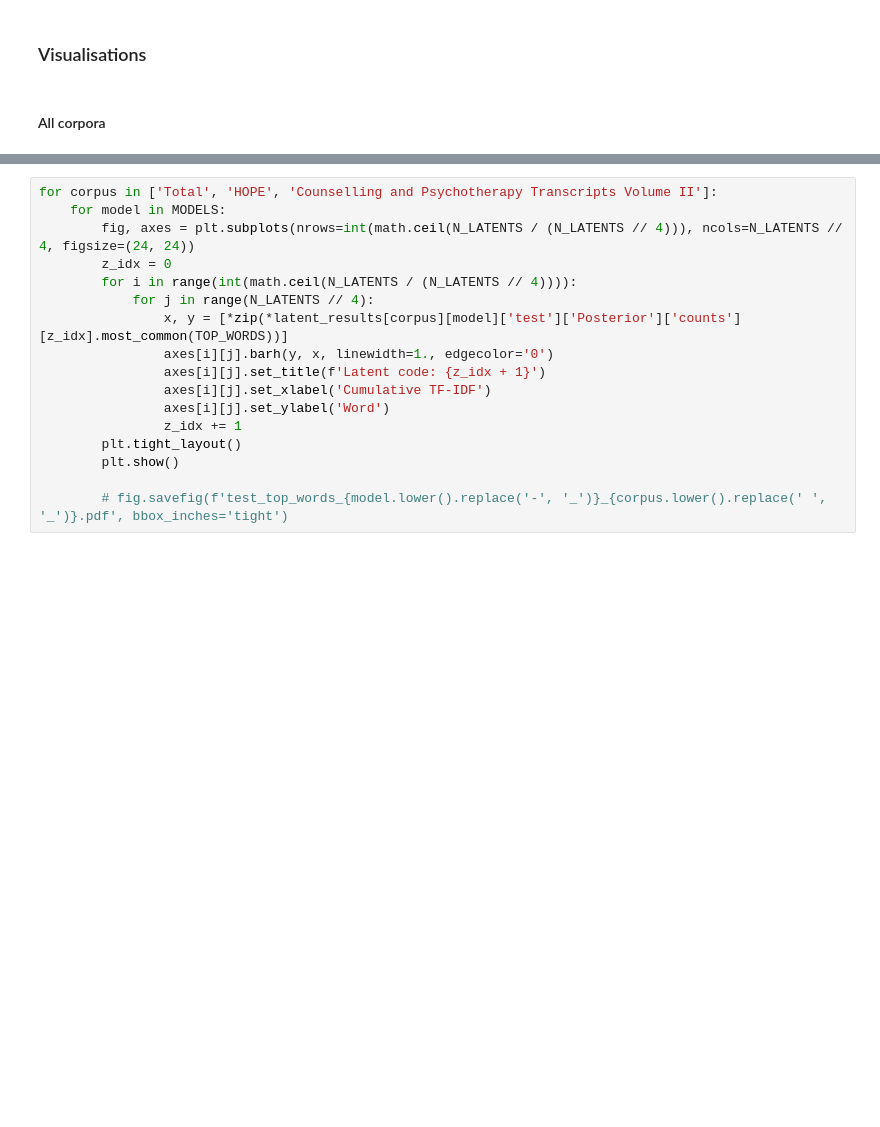
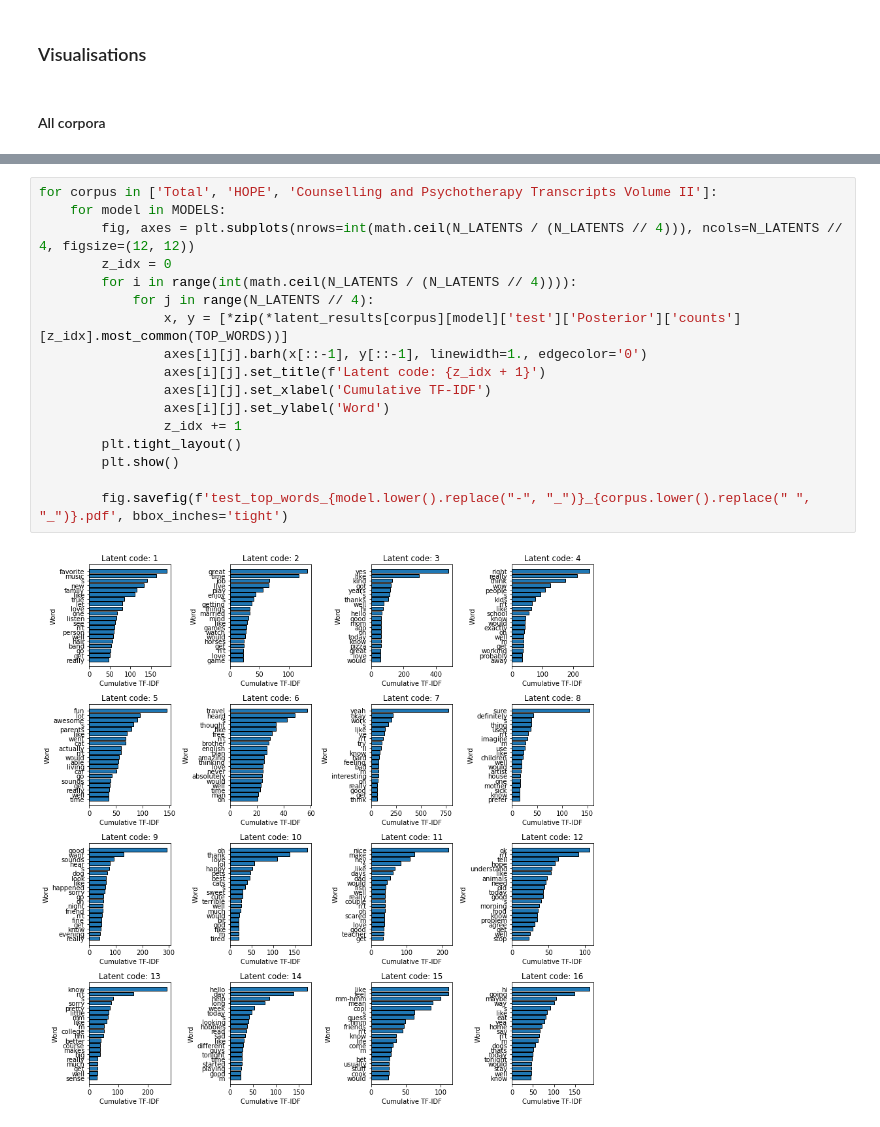
Before and after one commit to vincenzo-scotti/dldlm, a Jupyter notebook: notebooks/dldlm_assessment.ipynb, the cells around one changed output, grey strips where cells are left out. Cells and saved outputs as stored; diff of their text form; blank space fills up the shorter version.

```diff
--- a/notebooks/dldlm_assessment.ipynb
+++ b/notebooks/dldlm_assessment.ipynb
@@ -268,17 +389,19 @@ for corpus in ['Total', 'HOPE', 'Counselling and Psychotherapy Transcripts Volum
 # %%
 for corpus in ['Total', 'HOPE', 'Counselling and Psychotherapy Transcripts Volume II']:
     for model in MODELS:
-        fig, axes = plt.subplots(nrows=int(math.ceil(N_LATENTS / (N_LATENTS // 4))), ncols=N_LATENTS // 4, figsize=(24, 24))
+        fig, axes = plt.subplots(nrows=int(math.ceil(N_LATENTS / (N_LATENTS // 4))), ncols=N_LATENTS // 4, figsize=(12, 12))
         z_idx = 0
         for i in range(int(math.ceil(N_LATENTS / (N_LATENTS // 4)))):
             for j in range(N_LATENTS // 4):
                 x, y = [*zip(*latent_results[corpus][model]['test']['Posterior']['counts'][z_idx].most_common(TOP_WORDS))]
-                axes[i][j].barh(y, x, linewidth=1., edgecolor='0')
+                axes[i][j].barh(x[::-1], y[::-1], linewidth=1., edgecolor='0')
                 axes[i][j].set_title(f'Latent code: {z_idx + 1}')
                 axes[i][j].set_xlabel('Cumulative TF-IDF')
                 axes[i][j].set_ylabel('Word')
                 z_idx += 1
         plt.tight_layout()
         plt.show()
 
-        # fig.savefig(f'test_top_words_{model.lower().replace('-', '_')}_{corpus.lower().replace(' ', '_')}.pdf', bbox_inches='tight')
+        fig.savefig(f'test_top_words_{model.lower().replace("-", "_")}_{corpus.lower().replace(" ", "_")}.pdf', bbox_inches='tight')
+# %% [output]
+[figure, added]
```
Also changed, not shown: parts of 14 cells of this notebook.
